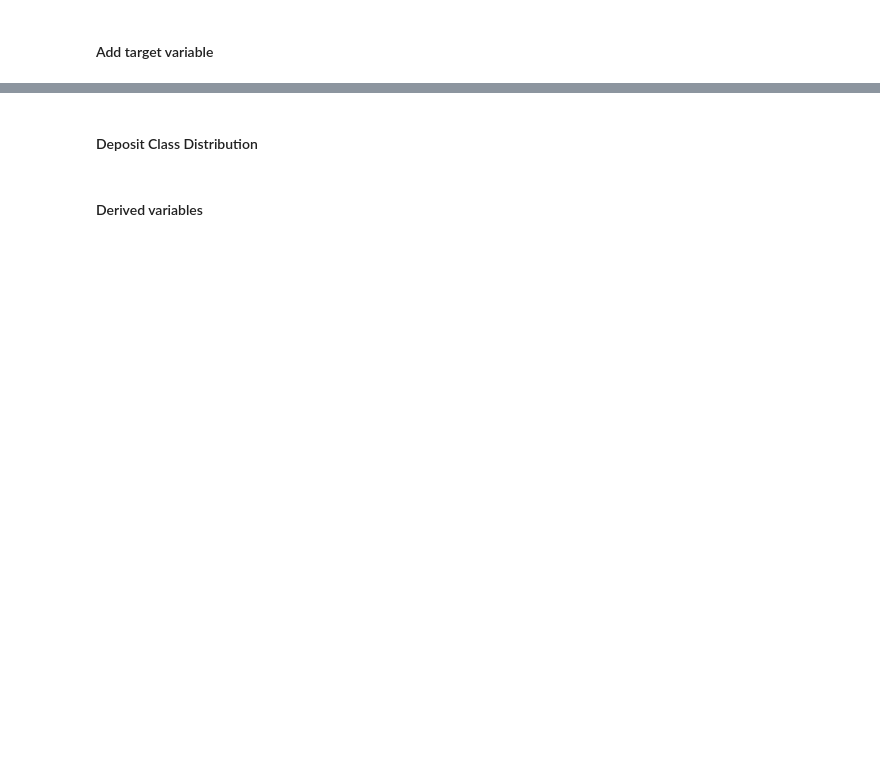
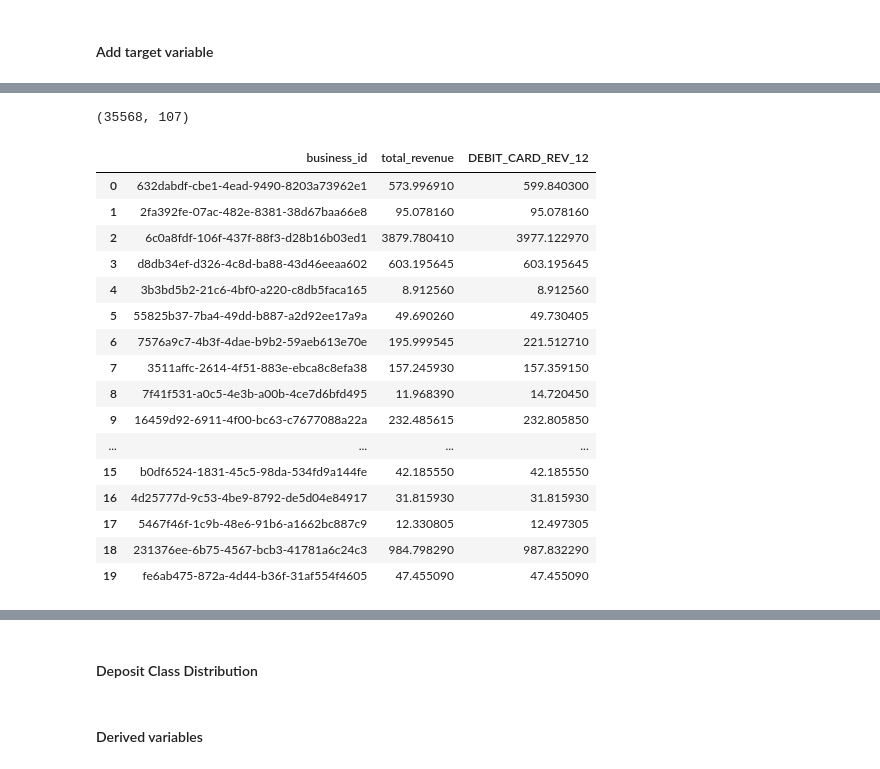
Before and after one commit to sarfraz-novo/deposit-model, a Jupyter notebook: output/Baseline_Model.ipynb, the cells around one changed output, grey strips where cells are left out. Saved outputs shown, nothing was run; the diff lists cells and outputs as text; code cells hidden in the pictures; blank space fills up the shorter version.

```diff
--- a/output/Baseline_Model.ipynb
+++ b/output/Baseline_Model.ipynb
@@ -102,0 +178,3 @@ Name: deposit_class, dtype: int64
+# %%
+rev_df = pd.read_csv('DEBIT_CARD_REV.csv')
+rev_df.head()
@@ -102,0 +188,26 @@ Name: deposit_class, dtype: int64
+# %%
+combined_df = df.merge(rev_df, left_on='business_id', right_on='BUSINESS_ID')
+combined_df.shape
+# %% [output]
+(35568, 107)
+# %%
+combined_df['DEBIT_CARD_REV_12'] = np.absolute(combined_df['DEBIT_CARD_REV_12'])
+combined_df[['business_id', 'total_revenue', 'DEBIT_CARD_REV_12']].head(20)
+# %% [output]
+|  | business_id | total_revenue | DEBIT_CARD_REV_12 |
+| 0 | 632dabdf-cbe1-4ead-9490-8203a73962e1 | 573.996910 | 599.840300 |
+| 1 | 2fa392fe-07ac-482e-8381-38d67baa66e8 | 95.078160 | 95.078160 |
+| 2 | 6c0a8fdf-106f-437f-88f3-d28b16b03ed1 | 3879.780410 | 3977.122970 |
+| 3 | d8db34ef-d326-4c8d-ba88-43d46eeaa602 | 603.195645 | 603.195645 |
+| 4 | 3b3bd5b2-21c6-4bf0-a220-c8db5faca165 | 8.912560 | 8.912560 |
+| 5 | 55825b37-7ba4-49dd-b887-a2d92ee17a9a | 49.690260 | 49.730405 |
+| 6 | 7576a9c7-4b3f-4dae-b9b2-59aeb613e70e | 195.999545 | 221.512710 |
+| 7 | 3511affc-2614-4f51-883e-ebca8c8efa38 | 157.245930 | 157.359150 |
+| 8 | 7f41f531-a0c5-4e3b-a00b-4ce7d6bfd495 | 11.968390 | 14.720450 |
+| 9 | 16459d92-6911-4f00-bc63-c7677088a22a | 232.485615 | 232.805850 |
+| ... | ... | ... | ... |
+| 15 | b0df6524-1831-45c5-98da-534fd9a144fe | 42.185550 | 42.185550 |
+| 16 | 4d25777d-9c53-4be9-8792-de5d04e84917 | 31.815930 | 31.815930 |
+| 17 | 5467f46f-1c9b-48e6-91b6-a1662bc887c9 | 12.330805 | 12.497305 |
+| 18 | 231376ee-6b75-4567-bcb3-41781a6c24c3 | 984.798290 | 987.832290 |
+| 19 | fe6ab475-872a-4d44-b36f-31af554f4605 | 47.455090 | 47.455090 |
```
Also changed, not shown: parts of 29 cells of this notebook, 5 other files.
